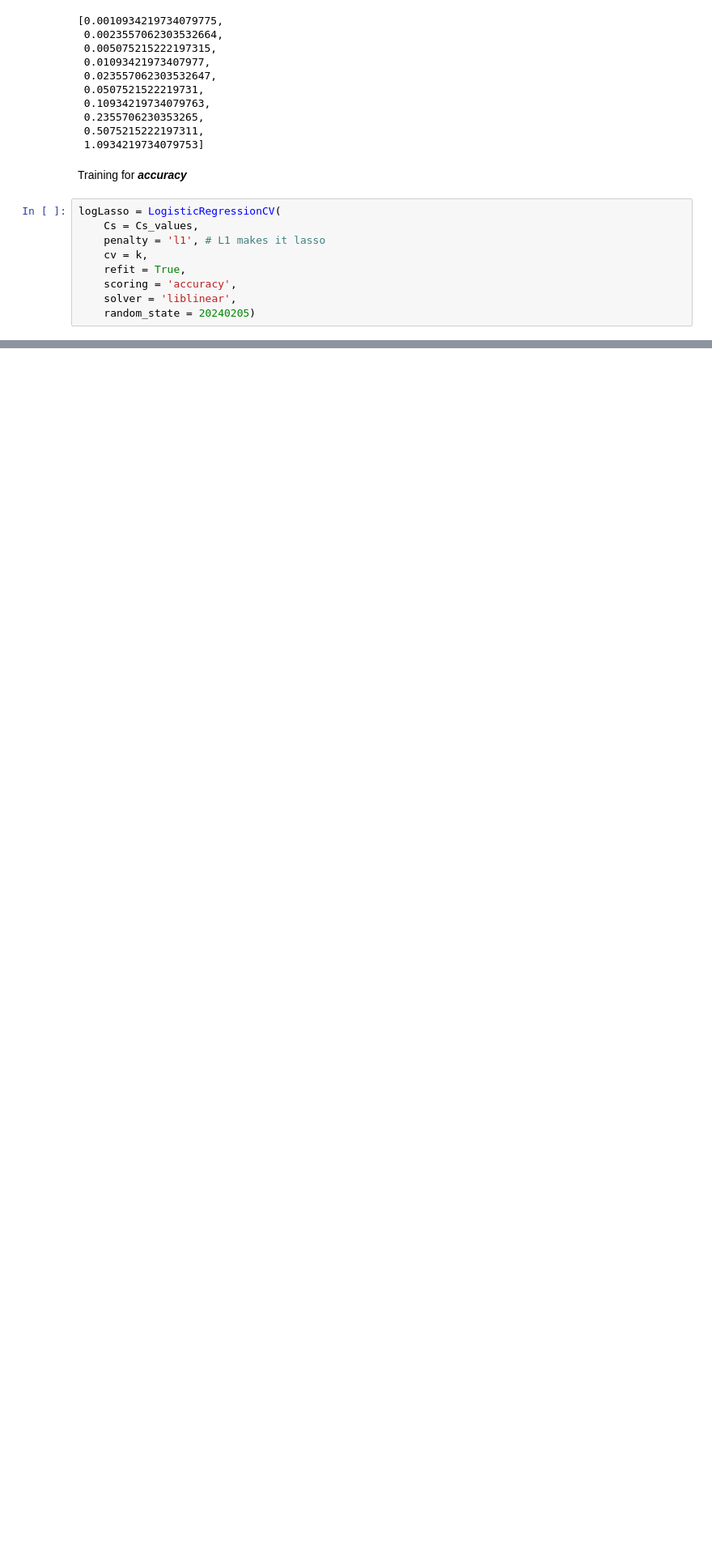
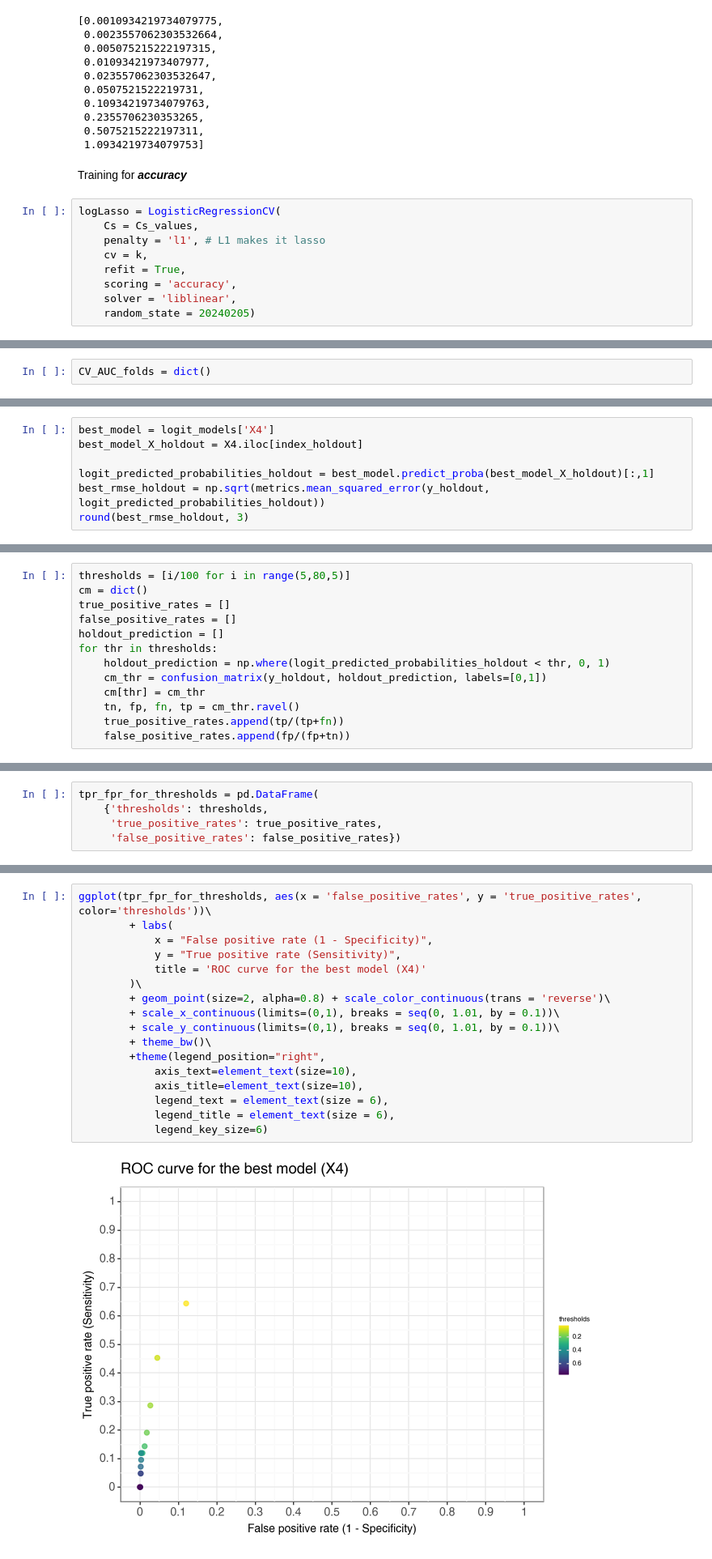
Before and after one commit to mateschieszler/DA3-A3, a Jupyter notebook: DA3_A3_code.ipynb, the cells around one changed output, grey strips where cells are left out. Shown at 81% size. Cells and saved outputs as stored; diff of their text form; blank space fills up the shorter version.

```diff
--- a/DA3_A3_code.ipynb
+++ b/DA3_A3_code.ipynb
@@ -1655,0 +1686,2 @@ create_coef_matrix(normalized_logitvars, logit_models["LASSO"]).sort_values('coe
+# %%
+CV_AUC_folds = dict()
@@ -1655,0 +1809,7 @@ create_coef_matrix(normalized_logitvars, logit_models["LASSO"]).sort_values('coe
+# %%
+best_model = logit_models['X4']
+best_model_X_holdout = X4.iloc[index_holdout]
+
+logit_predicted_probabilities_holdout = best_model.predict_proba(best_model_X_holdout)[:,1]
+best_rmse_holdout = np.sqrt(metrics.mean_squared_error(y_holdout, logit_predicted_probabilities_holdout))
+round(best_rmse_holdout, 3)
@@ -1655,0 +1840,13 @@ create_coef_matrix(normalized_logitvars, logit_models["LASSO"]).sort_values('coe
+# %%
+thresholds = [i/100 for i in range(5,80,5)]
+cm = dict()
+true_positive_rates = []
+false_positive_rates = []
+holdout_prediction = []
+for thr in thresholds:
+    holdout_prediction = np.where(logit_predicted_probabilities_holdout < thr, 0, 1)
+    cm_thr = confusion_matrix(y_holdout, holdout_prediction, labels=[0,1])
+    cm[thr] = cm_thr
+    tn, fp, fn, tp = cm_thr.ravel()
+    true_positive_rates.append(tp/(tp+fn))
+    false_positive_rates.append(fp/(fp+tn))
@@ -1655,0 +1882,5 @@ create_coef_matrix(normalized_logitvars, logit_models["LASSO"]).sort_values('coe
+# %%
+tpr_fpr_for_thresholds = pd.DataFrame(
+    {'thresholds': thresholds,
+     'true_positive_rates': true_positive_rates,
+     'false_positive_rates': false_positive_rates})
@@ -1655,0 +1906,19 @@ create_coef_matrix(normalized_logitvars, logit_models["LASSO"]).sort_values('coe
+# %%
+ggplot(tpr_fpr_for_thresholds, aes(x = 'false_positive_rates', y = 'true_positive_rates', color='thresholds'))\
+        + labs(
+            x = "False positive rate (1 - Specificity)",
+            y = "True positive rate (Sensitivity)",
+            title = 'ROC curve for the best model (X4)'
+        )\
+        + geom_point(size=2, alpha=0.8) + scale_color_continuous(trans = 'reverse')\
+        + scale_x_continuous(limits=(0,1), breaks = seq(0, 1.01, by = 0.1))\
+        + scale_y_continuous(limits=(0,1), breaks = seq(0, 1.01, by = 0.1))\
+        + theme_bw()\
+        +theme(legend_position="right",
+            axis_text=element_text(size=10),
+            axis_title=element_text(size=10),
+            legend_text = element_text(size = 6),
+            legend_title = element_text(size = 6),
+            legend_key_size=6)
+# %% [output]
+[figure, added]
```
Also changed, not shown: parts of 59 cells of this notebook.
